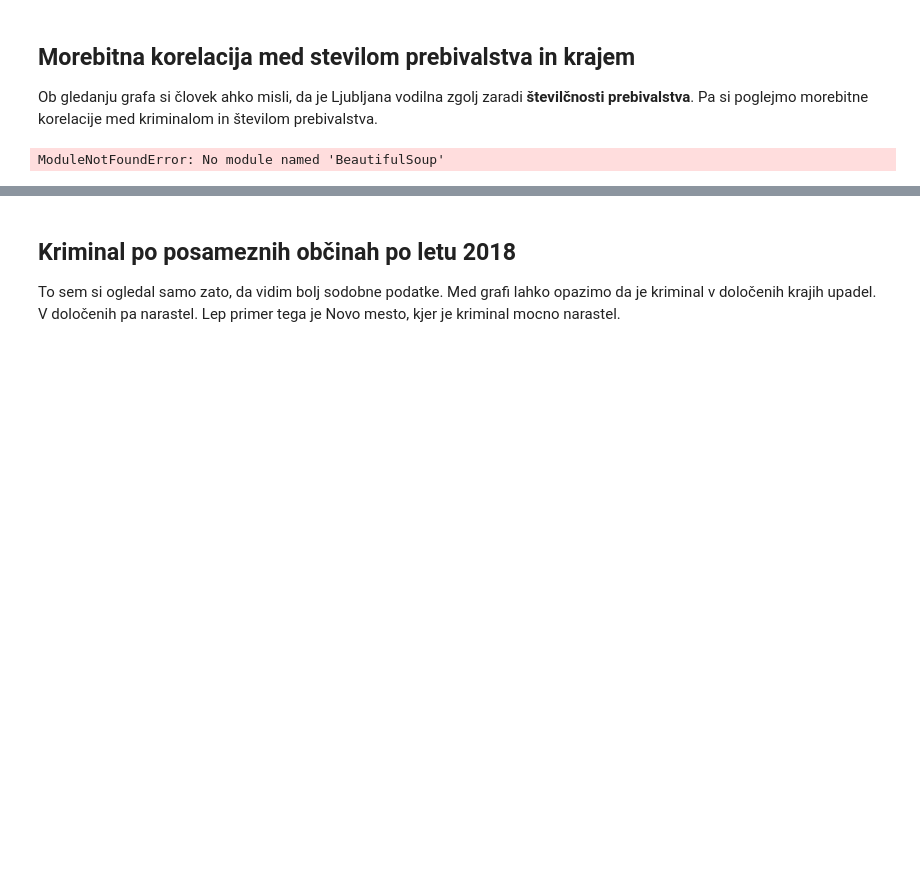
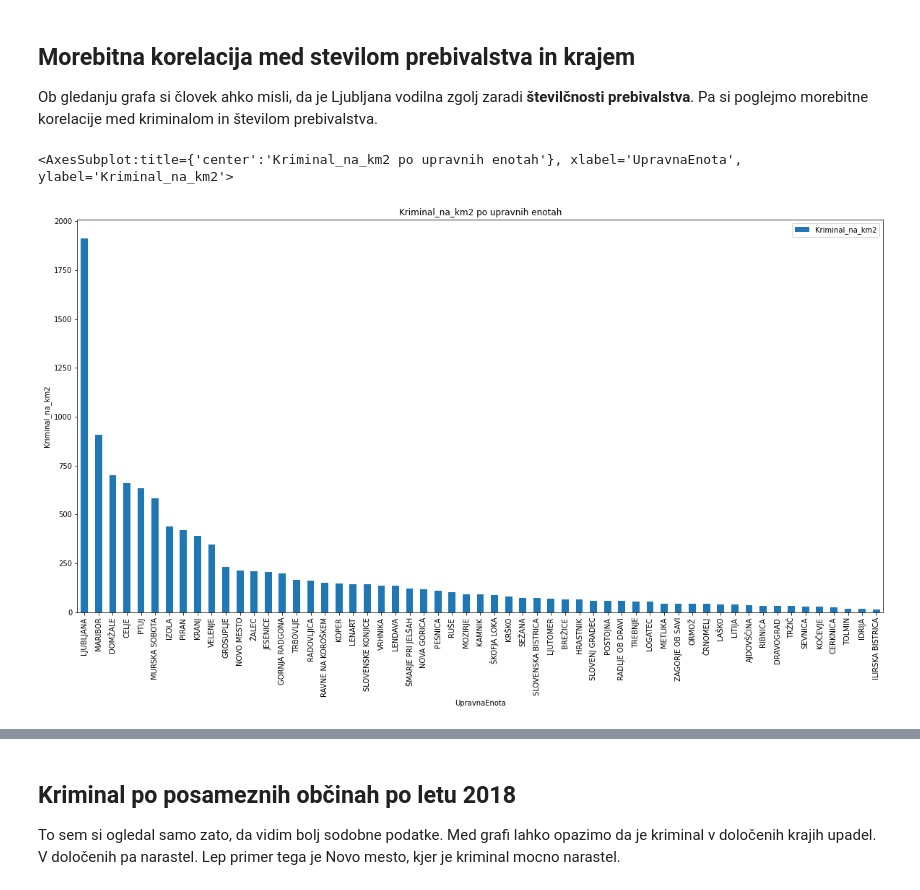
Before and after one commit to Nik-tech-cloud/PR22NGAMZ, a Jupyter notebook: seminar.ipynb, the cells around one changed output, grey strips where cells are left out. Cells and saved outputs as stored; diff of their text form; code cells hidden in the pictures; blank space fills up the shorter version.

Commit message:
Kriminal na prebivalca... itd
Kul

```diff
--- a/seminar.ipynb
+++ b/seminar.ipynb
@@ -413,6 +403,46 @@ after_2018_KD.groupby(['UpravnaEnotaStoritve']).size().sort_values(ascending=Fal
 Ob gledanju grafa si človek ahko misli, da je Ljubljana vodilna zgolj zaradi **številčnosti prebivalstva**. Pa si poglejmo morebitne korelacije med kriminalom in številom prebivalstva.
 # %%
 from selenium import webdriver
-from BeautifulSoup import BeautifulSoup
+from bs4 import BeautifulSoup
+from selenium.webdriver.common.by import By
+import requests
+
+page = requests.get('https://sl.wikipedia.org/wiki/Seznam_občin_v_Sloveniji')
+soup = BeautifulSoup(page.content, 'html.parser')
+table = soup.find('table', attrs={'class':'wikitable sortable'})
+table_body = table.find('tbody')
+rows = table_body.find_all('tr')
+slovar = {}
+for row in rows:
+    cols = row.find_all('td')
+    cols = [ele.text.strip() for ele in cols]
+    if cols:
+        obcina = cols[0].upper()
+        # povrsina (km2), prebivalci (stevilo), prebivalci na km2 (p/km2)
+        povrsina = cols[1]
+        povrsina = povrsina.replace(',', '.')
+        prebilci = cols[2]
+        prebilci_na_km2 = cols[3]
+        prebilci_na_km2 = prebilci_na_km2.replace(',', '.')
+        slovar[obcina] = [povrsina, prebilci, prebilci_na_km2]
+        # [0] = povrsina, [1] = prebilci, [2] = prebilci na km2
-# %% [output]
-ModuleNotFoundError: No module named 'BeautifulSoup'
+# %%
+df = pd.DataFrame(full_KD.groupby(['UpravnaEnotaStoritve']).size().sort_values(ascending=False))
+df.reset_index(inplace=True)
+df.rename(columns={0: 'SteviloKriminala'}, inplace=True)
+for index, row in df.iterrows():
+    if  row['UpravnaEnotaStoritve'] in slovar:
+        df.at[index, 'SteviloKriminala'] = int(row['SteviloKriminala'])/float(slovar[row['UpravnaEnotaStoritve']][0])
+    else:
+        df.drop(index, inplace=True)
+
+df.sort_values(by=['SteviloKriminala'], ascending=False, inplace=True)
+df.rename(columns={'SteviloKriminala': 'Kriminal_na_km2'}, inplace=True)
+df.rename(columns={'UpravnaEnotaStoritve': 'UpravnaEnota'}, inplace=True)
+
+
+#plt.bar(df['UpravnaEnota'], df['Kriminal_na_km2'], color="blue")
+df.plot(kind='bar', ylabel='Kriminal_na_km2',x='UpravnaEnota', title='Kriminal_na_km2 po upravnih enotah', figsize=(20,10))
+# %% [output]
+<AxesSubplot:title={'center':'Kriminal_na_km2 po upravnih enotah'}, xlabel='UpravnaEnota', ylabel='Kriminal_na_km2'>
+[figure, added]
```
Also changed, not shown: parts of 6 cells of this notebook, 1 other file.
